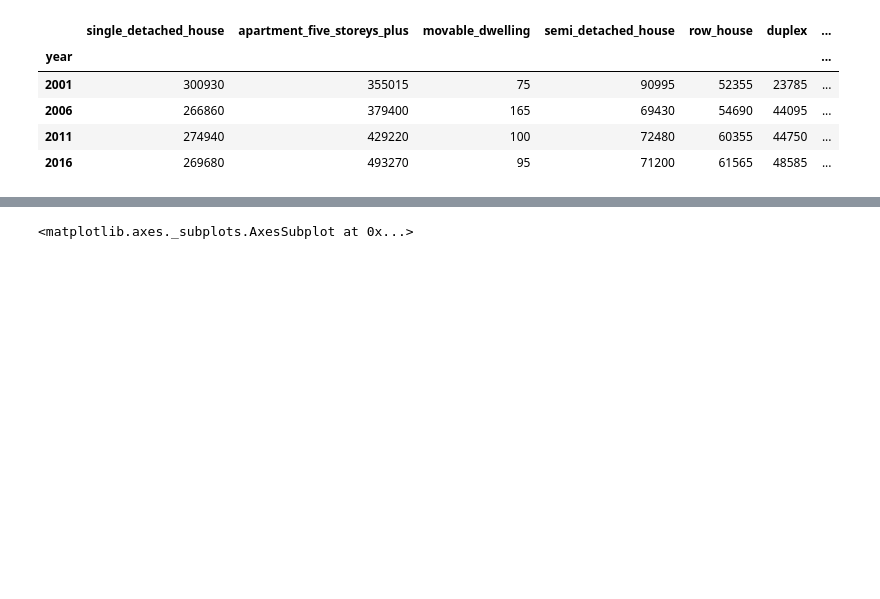
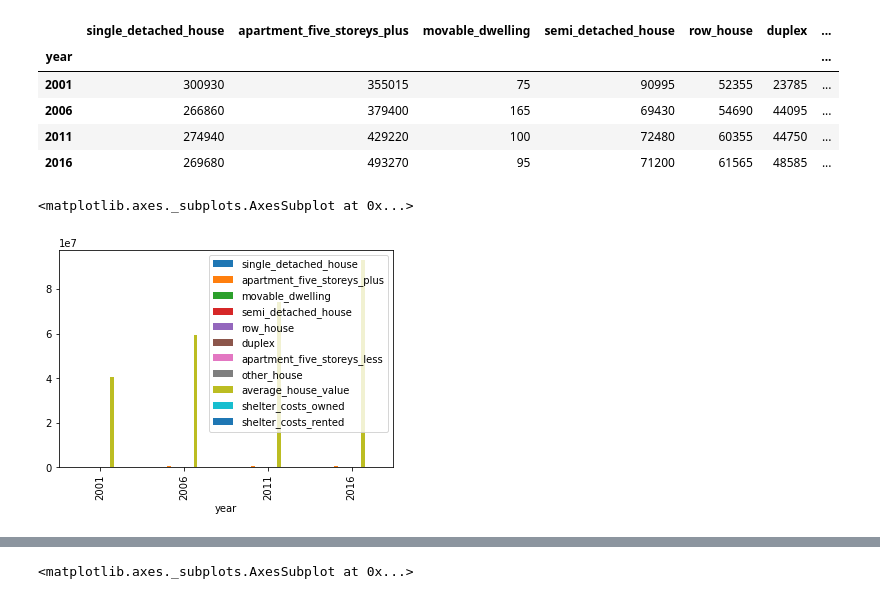
Before and after one commit to JessicaDeCunha/PyViz, a Jupyter notebook: Notebooks/rental_analysis.ipynb, the cells around one changed output, grey strips where cells are left out. Saved outputs shown, nothing was run; the diff lists cells and outputs as text; code cells hidden in the pictures; blank space fills up the shorter version.

```diff
--- a/Notebooks/rental_analysis.ipynb
+++ b/Notebooks/rental_analysis.ipynb
@@ -23,7 +26,7 @@ map_box_api = os.getenv("mapbox")
 ## Load Data
 # %%
 # Read the census data into a Pandas DataFrame
-file_path = Path("Data/toronto_neighbourhoods_census_data.csv")
+file_path = Path("../Data/toronto_neighbourhoods_census_data.csv")
 to_data = pd.read_csv(file_path, index_col="year")
 to_data.head()
 # %% [output]
@@ -58,3 +61,8 @@ housing_units.head()
 # %%
 # Save the dataframe as a csv file
 housing_units.to_csv('housing_type_avg_by_year.csv')
+# %%
+housing_units.plot.bar(2001)
+# %% [output]
+<matplotlib.axes._subplots.AxesSubplot at 0x...>
+[figure, added]
```
Also changed, not shown: parts of 12 cells of this notebook, 4 other files.
